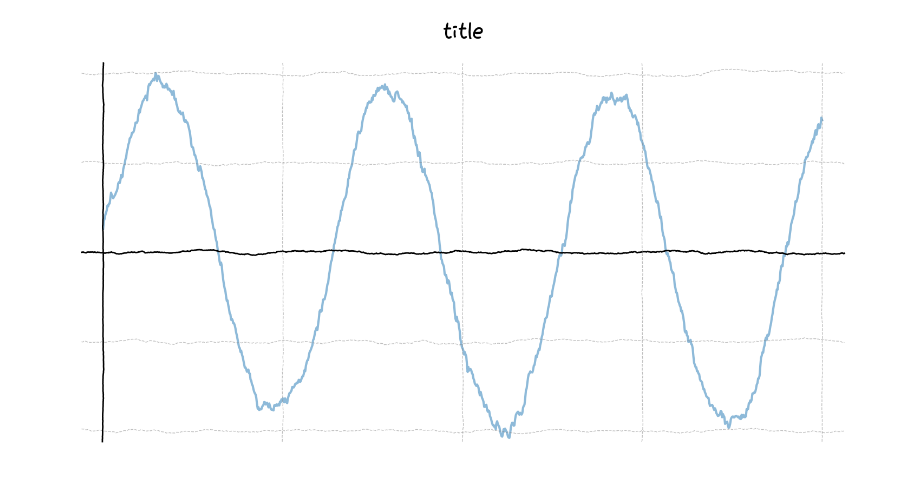
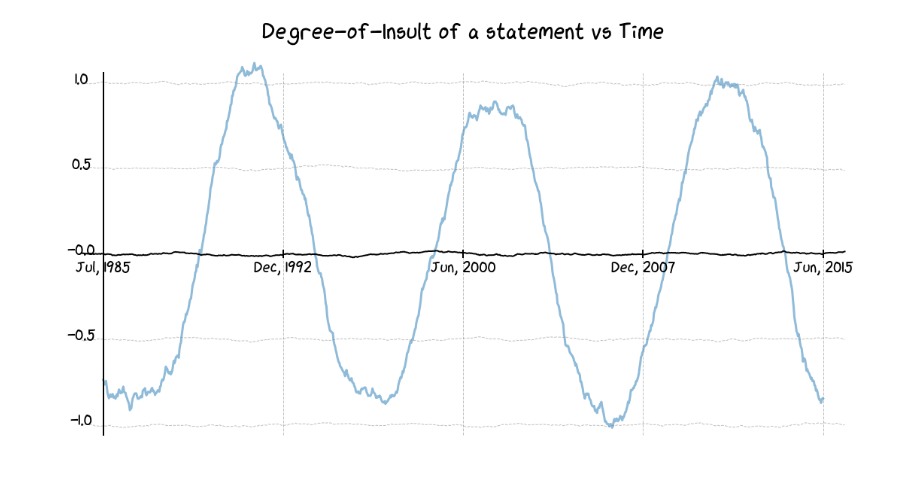
Before and after one commit to nuwandavek/squigglylines, a Jupyter notebook: squiggly.ipynb, the cells around one changed output. Drawn from its saved outputs; the diff is of its cells as text; code cells hidden in the pictures.

```diff
--- a/squiggly.ipynb
+++ b/squiggly.ipynb
@@ -6,10 +7,12 @@ import numpy as np
 
 from squiggly import SquigglyLine
 # %%
-x = np.arange(0, 20, 0.1)
-y = np.sin(x)
+# x = np.arange(0, 20, 0.1)
+# y = np.sin(x)
+
+x = np.arange(datetime(1985,7,1), datetime(2015,7,1), timedelta(days=10)).astype(datetime)
+y = np.sin([x.timestamp() * 10 / t[0].timestamp() for x in t])
 # %%
-line = SquigglyLine(x, y)
-fig = line.plot()
+SquigglyLine(x, y, 'Degree-of-Insult of a statement vs Time').plot()
 # %% [output]
-[figure, old version]
+[figure, new version]
```
Also changed, not shown: parts of 1 cell of this notebook, 3 other files.
